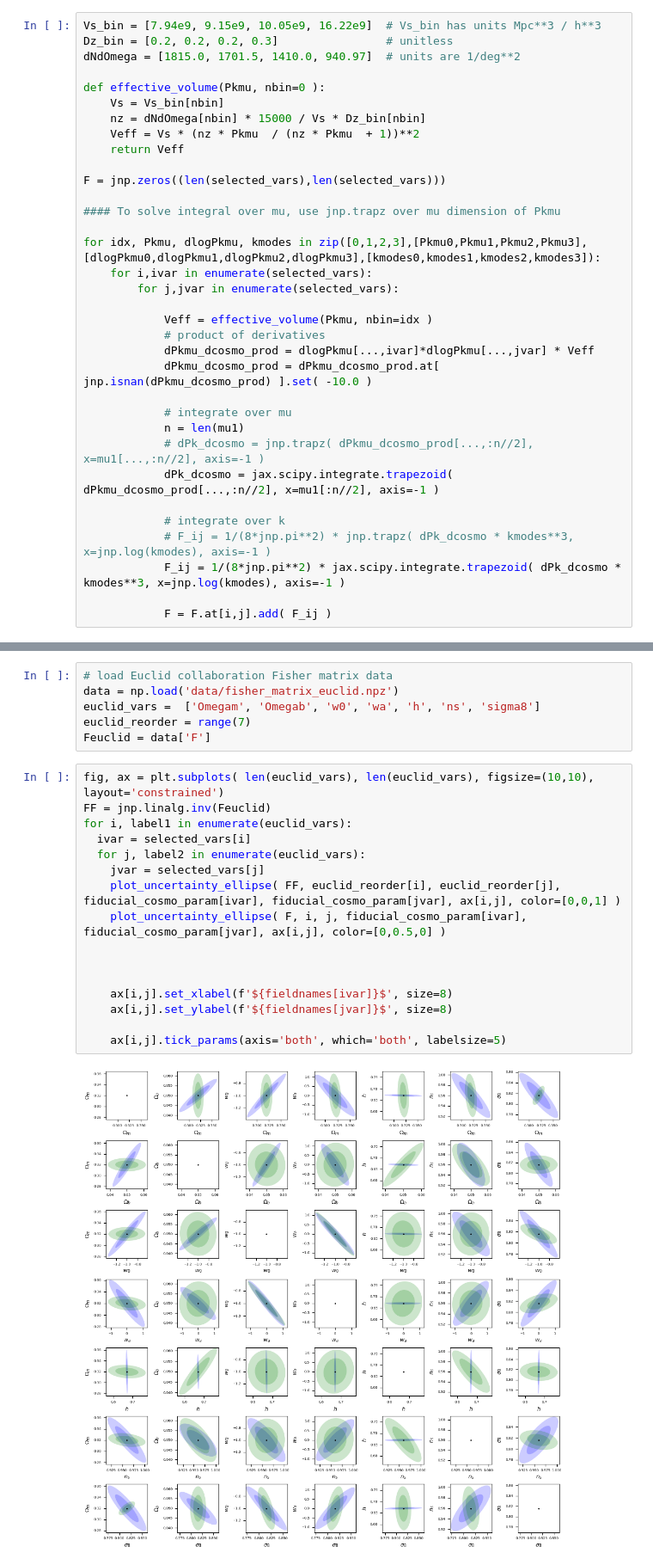
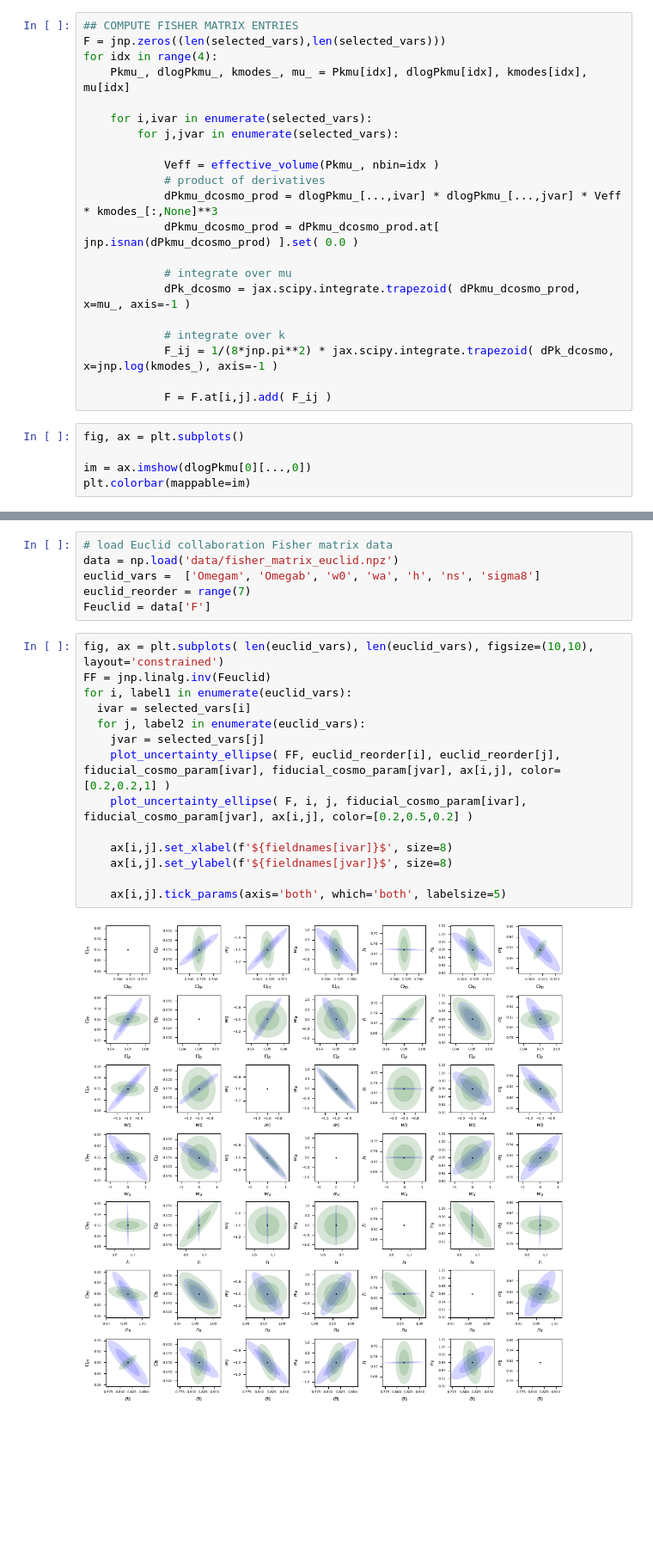
Before and after one commit to ohahn/DISCO-EB, a Jupyter notebook: nb_pylinger_fisher_forecast.ipynb, the cells around one changed output, grey strips where cells are left out. Shown at 86% size. Drawn from its saved outputs; the diff is of its cells as text; blank space fills up the shorter version.

Commit message:
cleaned up fisher forecast notebook, still does not agree with official Euclid forecast....

```diff
--- a/nb_pylinger_fisher_forecast.ipynb
+++ b/nb_pylinger_fisher_forecast.ipynb
@@ -179,34 +144,26 @@ dlogPkmu3,dPkmu3,_,_,_ = dPkmu_dcosmo( fiducial_cosmo_param )
 # %%
-Vs_bin = [7.94e9, 9.15e9, 10.05e9, 16.22e9]  # Vs_bin has units Mpc**3 / h**3
-Dz_bin = [0.2, 0.2, 0.2, 0.3]                # unitless
-dNdOmega = [1815.0, 1701.5, 1410.0, 940.97]  # units are 1/deg**2
+## COMPUTE FISHER MATRIX ENTRIES
+F = jnp.zeros((len(selected_vars),len(selected_vars)))
+for idx in range(4):
+    Pkmu_, dlogPkmu_, kmodes_, mu_ = Pkmu[idx], dlogPkmu[idx], kmodes[idx], mu[idx]
 
-def effective_volume(Pkmu, nbin=0 ):
-    Vs = Vs_bin[nbin]
-    nz = dNdOmega[nbin] * 15000 / Vs * Dz_bin[nbin]
-    Veff = Vs * (nz * Pkmu  / (nz * Pkmu  + 1))**2
-    return Veff
-
-F = jnp.zeros((len(selected_vars),len(selected_vars)))
-
-#### To solve integral over mu, use jnp.trapz over mu dimension of Pkmu
-
-for idx, Pkmu, dlogPkmu, kmodes in zip([0,1,2,3],[Pkmu0,Pkmu1,Pkmu2,Pkmu3],[dlogPkmu0,dlogPkmu1,dlogPkmu2,dlogPkmu3],[kmodes0,kmodes1,kmodes2,kmodes3]):
     for i,ivar in enumerate(selected_vars):
         for j,jvar in enumerate(selected_vars):
 
-            Veff = effective_volume(Pkmu, nbin=idx )
+            Veff = effective_volume(Pkmu_, nbin=idx )
             # product of derivatives
-            dPkmu_dcosmo_prod = dlogPkmu[...,ivar]*dlogPkmu[...,jvar] * Veff
-            dPkmu_dcosmo_prod = dPkmu_dcosmo_prod.at[ jnp.isnan(dPkmu_dcosmo_prod) ].set( -10.0 )
+            dPkmu_dcosmo_prod = dlogPkmu_[...,ivar] * dlogPkmu_[...,jvar] * Veff * kmodes_[:,None]**3
+            dPkmu_dcosmo_prod = dPkmu_dcosmo_prod.at[ jnp.isnan(dPkmu_dcosmo_prod) ].set( 0.0 )
 
             # integrate over mu
-            n = len(mu1)
-            # dPk_dcosmo = jnp.trapz( dPkmu_dcosmo_prod[...,:n//2], x=mu1[...,:n//2], axis=-1 )
-            dPk_dcosmo = jax.scipy.integrate.trapezoid( dPkmu_dcosmo_prod[...,:n//2], x=mu1[:n//2], axis=-1 )
+            dPk_dcosmo = jax.scipy.integrate.trapezoid( dPkmu_dcosmo_prod, x=mu_, axis=-1 )
 
             # integrate over k
-            # F_ij = 1/(8*jnp.pi**2) * jnp.trapz( dPk_dcosmo * kmodes**3, x=jnp.log(kmodes), axis=-1 )
-            F_ij = 1/(8*jnp.pi**2) * jax.scipy.integrate.trapezoid( dPk_dcosmo * kmodes**3, x=jnp.log(kmodes), axis=-1 )
+            F_ij = 1/(8*jnp.pi**2) * jax.scipy.integrate.trapezoid( dPk_dcosmo, x=jnp.log(kmodes_), axis=-1 )
 
             F = F.at[i,j].add( F_ij )
+# %%
+fig, ax = plt.subplots()
+
+im = ax.imshow(dlogPkmu[0][...,0])
+plt.colorbar(mappable=im)
@@ -245,18 +205,16 @@ Feuclid = data['F']
 # %%
 fig, ax = plt.subplots( len(euclid_vars), len(euclid_vars), figsize=(10,10), layout='constrained')
 FF = jnp.linalg.inv(Feuclid)
 for i, label1 in enumerate(euclid_vars):
   ivar = selected_vars[i]
   for j, label2 in enumerate(euclid_vars):
     jvar = selected_vars[j]
-    plot_uncertainty_ellipse( FF, euclid_reorder[i], euclid_reorder[j], fiducial_cosmo_param[ivar], fiducial_cosmo_param[jvar], ax[i,j], color=[0,0,1] )
-    plot_uncertainty_ellipse( F, i, j, fiducial_cosmo_param[ivar], fiducial_cosmo_param[jvar], ax[i,j], color=[0,0.5,0] )
-
-
+    plot_uncertainty_ellipse( FF, euclid_reorder[i], euclid_reorder[j], fiducial_cosmo_param[ivar], fiducial_cosmo_param[jvar], ax[i,j], color=[0.2,0.2,1] )
+    plot_uncertainty_ellipse( F, i, j, fiducial_cosmo_param[ivar], fiducial_cosmo_param[jvar], ax[i,j], color=[0.2,0.5,0.2] )
 
     ax[i,j].set_xlabel(f'${fieldnames[ivar]}$', size=8)
     ax[i,j].set_ylabel(f'${fieldnames[jvar]}$', size=8)
 
     ax[i,j].tick_params(axis='both', which='both', labelsize=5)
 # %% [output]
-[figure, old version]
+[figure, new version]
```
Also changed, not shown: parts of 8 cells of this notebook, 2 other files.
